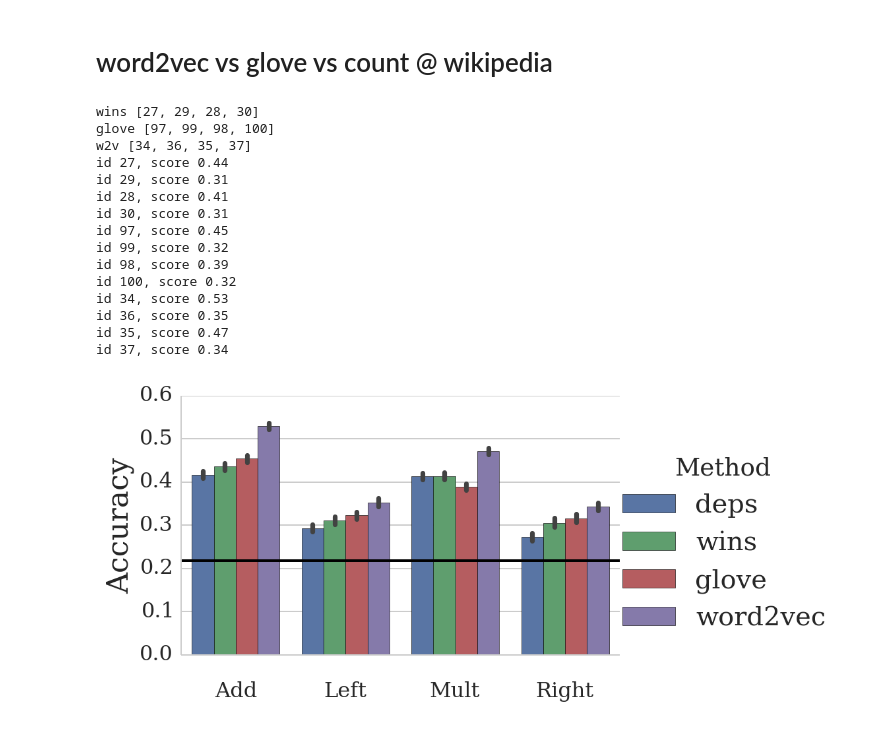
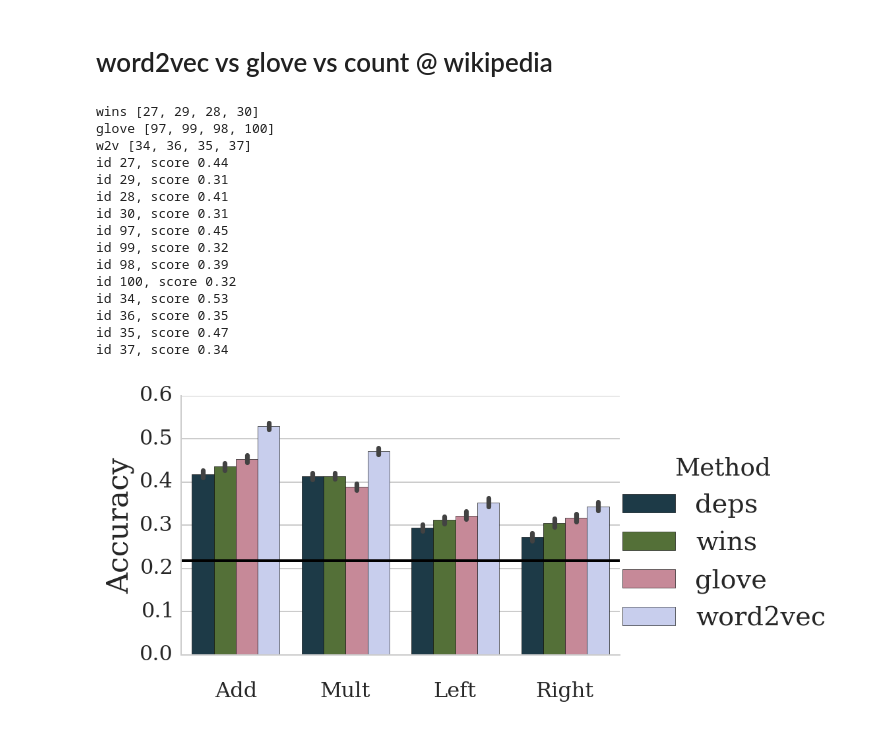
Before and after one commit to mbatchkarov/ExpLosion, a Jupyter notebook: notebooks/w2v_vs_glove_vs_count_NPs.ipynb, the cells around one changed output. Saved outputs shown, nothing was run; the diff lists cells and outputs as text; code cells hidden in the pictures.

Commit message:
changed color scheme of mostplots, minor tweaks here and there

```diff
--- a/notebooks/w2v_vs_glove_vs_count_NPs.ipynb
+++ b/notebooks/w2v_vs_glove_vs_count_NPs.ipynb
@@ -36,36 +36,38 @@ w2v = _get(d)
 d['expansions__vectors__algorithm'] =  'glove'
 glove = _get(d)
 d['expansions__vectors__algorithm'] =  'count_windows'
 wins = _get(d)
 d['expansions__vectors__algorithm'] =  'count_dependencies'
 deps = _get(d)
 
 print('wins', wins, '\nglove', glove, '\nw2v', w2v)
-order = ['deps', 'wins', 'glove', 'word2vec']
-diff_plot_bar([deps, wins, glove, w2v], order,
-           [Experiment.objects.get(id=id).expansions.vectors.composer for id in w2v],
-             hue_order=order, xlabel='',
-            hline_at=random_vect_baseline())
+horder = ['deps', 'wins', 'glove', 'word2vec']
+xorder = ['Add', 'Mult', 'Left', 'Right']
+with sns.color_palette("cubehelix", 4):
+    diff_plot_bar(  [deps, wins, glove, w2v], horder,
+                    [Experiment.objects.get(id=id).expansions.vectors.composer for id in w2v],
+                    xlabel='', hline_at=random_vect_baseline(),
+hue_order=horder, order=xorder)
 plt.savefig('plot-w2v-vs-glove.pdf', format='pdf', dpi=300, bbox_inches='tight', pad_inches=0.1)
 
 # sanity check
 from itertools import chain
 for id in chain.from_iterable([wins, glove, w2v]):
     print('id %d, score %.2f'%(id, Results.objects.get(id=id, classifier=CLASSIFIER).accuracy_mean))
 # %% [output]
 wins [27, 29, 28, 30]
 glove [97, 99, 98, 100]
 w2v [34, 36, 35, 37]
 id 27, score 0.44
 id 29, score 0.31
 id 28, score 0.41
 id 30, score 0.31
 id 97, score 0.45
 id 99, score 0.32
 id 98, score 0.39
 id 100, score 0.32
 id 34, score 0.53
 id 36, score 0.35
 id 35, score 0.47
 id 37, score 0.34
-[figure, old version]
+[figure, new version]
```
Also changed, not shown: parts of 4 cells of this notebook, 14 other files.
